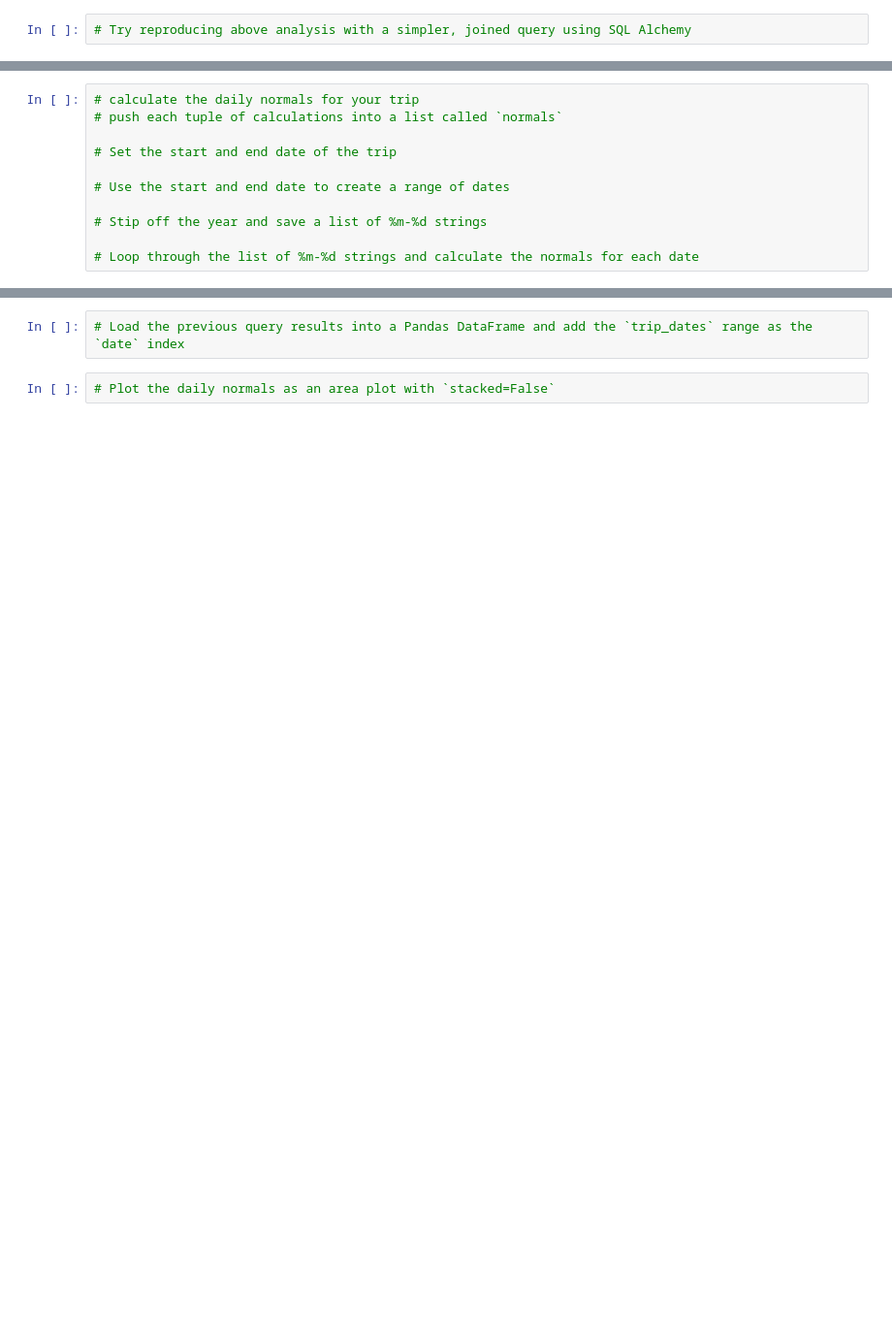
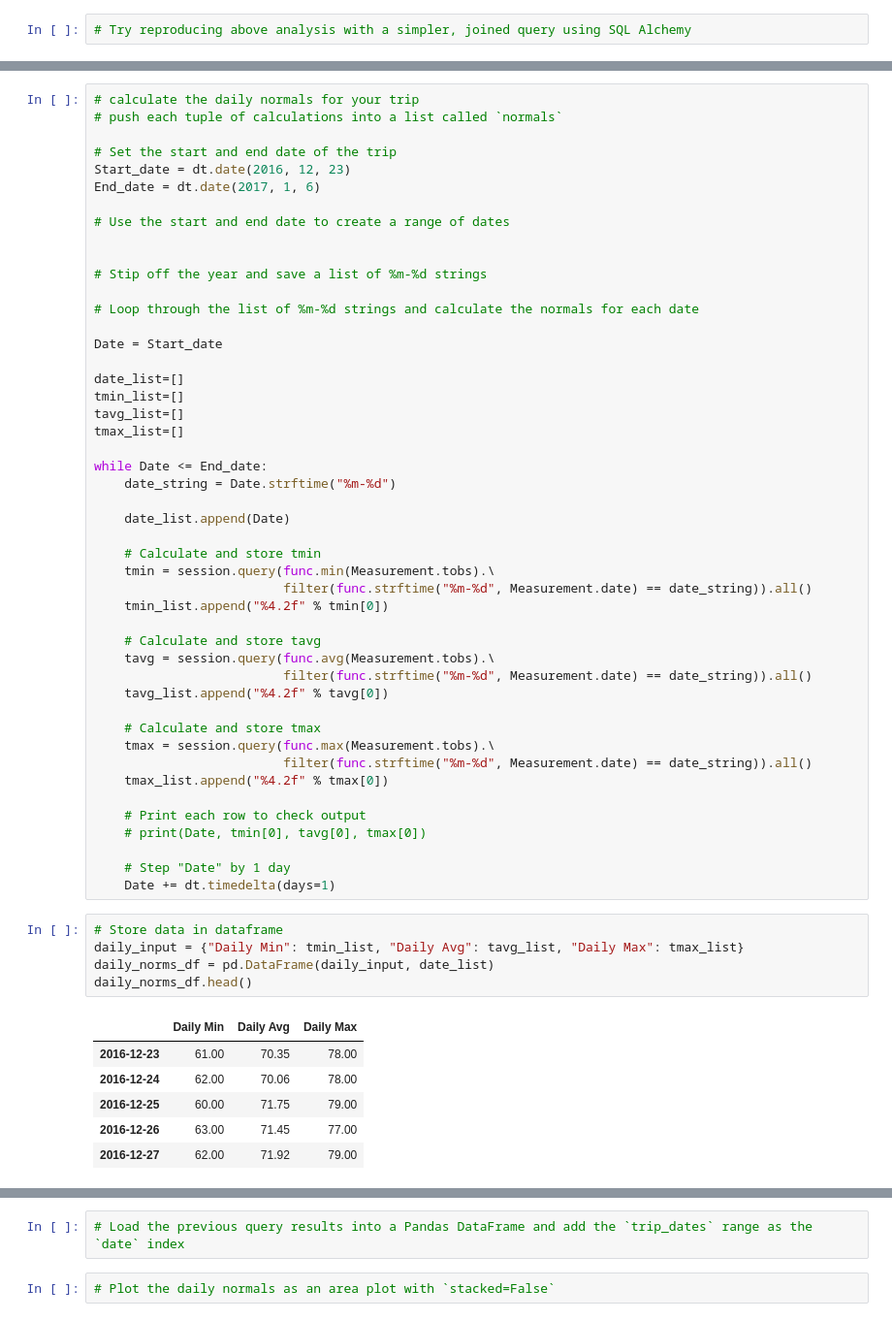
Before and after one commit to Tschanzlin/SQLAlchemy-Challenge, a Jupyter notebook: climate_v1.ipynb, the cells around one changed output, grey strips where cells are left out. Shown: that part at 97% size. Cells and saved outputs as stored; diff of their text form; blank space fills up the shorter version.

```diff
--- a/climate_v1.ipynb
+++ b/climate_v1.ipynb
@@ -345,9 +344,57 @@ daily_normals("01-01")
 # push each tuple of calculations into a list called `normals`
 
 # Set the start and end date of the trip
+Start_date = dt.date(2016, 12, 23)
+End_date = dt.date(2017, 1, 6)
 
 # Use the start and end date to create a range of dates
+
 
 # Stip off the year and save a list of %m-%d strings
 
 # Loop through the list of %m-%d strings and calculate the normals for each date
+
+Date = Start_date
+
+date_list=[]
+tmin_list=[]
+tavg_list=[]
+tmax_list=[]
+
+while Date <= End_date:
+    date_string = Date.strftime("%m-%d")
+
+    date_list.append(Date)
+
+    # Calculate and store tmin
+    tmin = session.query(func.min(Measurement.tobs).\
+                         filter(func.strftime("%m-%d", Measurement.date) == date_string)).all()
+    tmin_list.append("%4.2f" % tmin[0])
+
+    # Calculate and store tavg
+    tavg = session.query(func.avg(Measurement.tobs).\
+                         filter(func.strftime("%m-%d", Measurement.date) == date_string)).all()
+    tavg_list.append("%4.2f" % tavg[0])
+
+    # Calculate and store tmax
+    tmax = session.query(func.max(Measurement.tobs).\
+                         filter(func.strftime("%m-%d", Measurement.date) == date_string)).all()
+    tmax_list.append("%4.2f" % tmax[0])
+
+    # Print each row to check output
+    # print(Date, tmin[0], tavg[0], tmax[0])
+
+    # Step "Date" by 1 day
+    Date += dt.timedelta(days=1)
+# %%
+# Store data in dataframe
+daily_input = {"Daily Min": tmin_list, "Daily Avg": tavg_list, "Daily Max": tmax_list}
+daily_norms_df = pd.DataFrame(daily_input, date_list)
+daily_norms_df.head()
+# %% [output]
+|  | Daily Min | Daily Avg | Daily Max |
+| 2016-12-23 | 61.00 | 70.35 | 78.00 |
+| 2016-12-24 | 62.00 | 70.06 | 78.00 |
+| 2016-12-25 | 60.00 | 71.75 | 79.00 |
+| 2016-12-26 | 63.00 | 71.45 | 77.00 |
+| 2016-12-27 | 62.00 | 71.92 | 79.00 |
```
Also changed, not shown: parts of 4 cells of this notebook, 1 other file.
